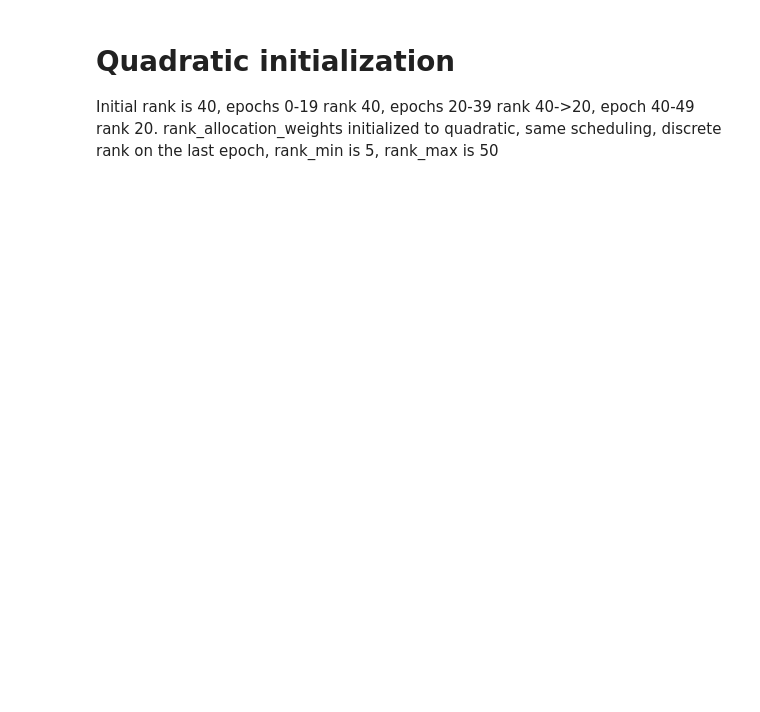
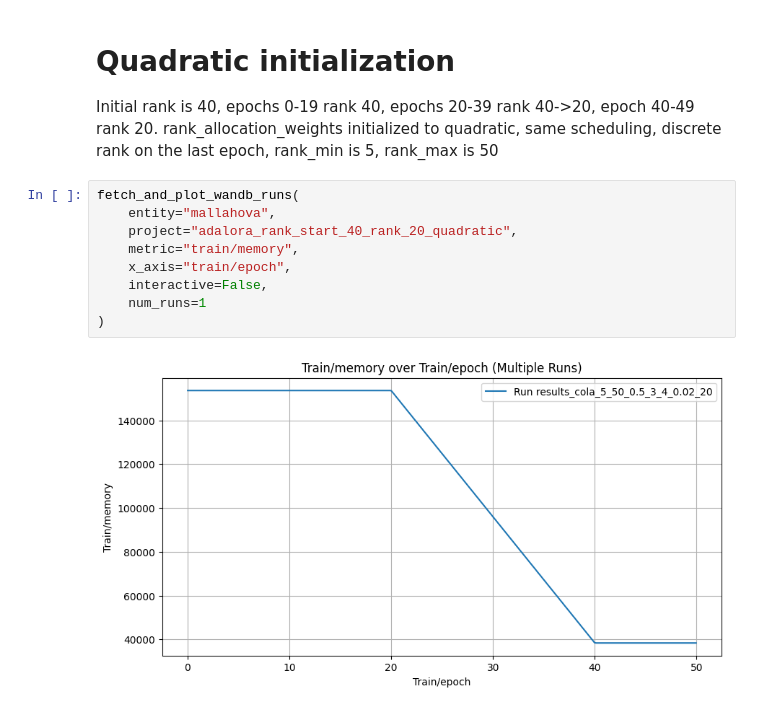
Before and after one commit to mallahova/loraxs, a Jupyter notebook: tasks/adaptive_rank_allocation/initial_bigger_memory/report.ipynb, the cells around one changed output. Drawn from its saved outputs; the diff is of its cells as text; blank space fills up the shorter version.

```diff
--- a/tasks/adaptive_rank_allocation/initial_bigger_memory/report.ipynb
+++ b/tasks/adaptive_rank_allocation/initial_bigger_memory/report.ipynb
@@ -358,6 +435,17 @@ display_project_stats(project=project, entity=entity, starts_with="results_cola_
 # Quadratic initialization
 Initial rank is 40, epochs 0-19 rank 40, epochs 20-39 rank 40->20, epoch 40-49 rank 20.
 rank_allocation_weights initialized to quadratic, same scheduling, discrete rank on the last epoch, rank_min is 5, rank_max is 50
+# %%
+fetch_and_plot_wandb_runs(
+    entity="mallahova",
+    project="adalora_rank_start_40_rank_20_quadratic",
+    metric="train/memory",
+    x_axis="train/epoch",
+    interactive=False,
+    num_runs=1
+)
+# %% [output]
+[figure, added]
 # %%
 project = "adalora_rank_start_40_rank_20_quadratic"
 entity = "mallahova"
```
Also changed, not shown: parts of 13 cells of this notebook, 11 other files.
